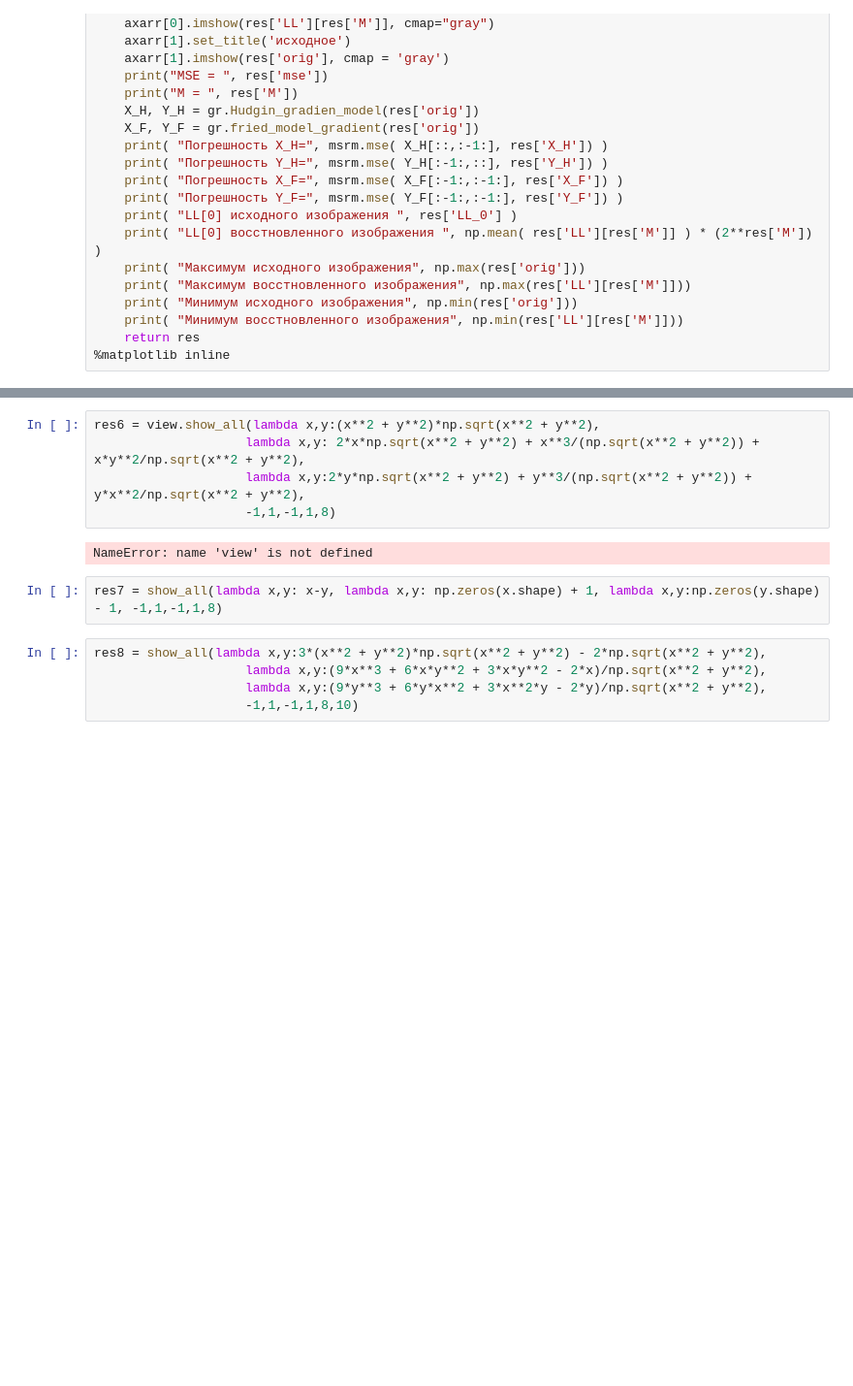
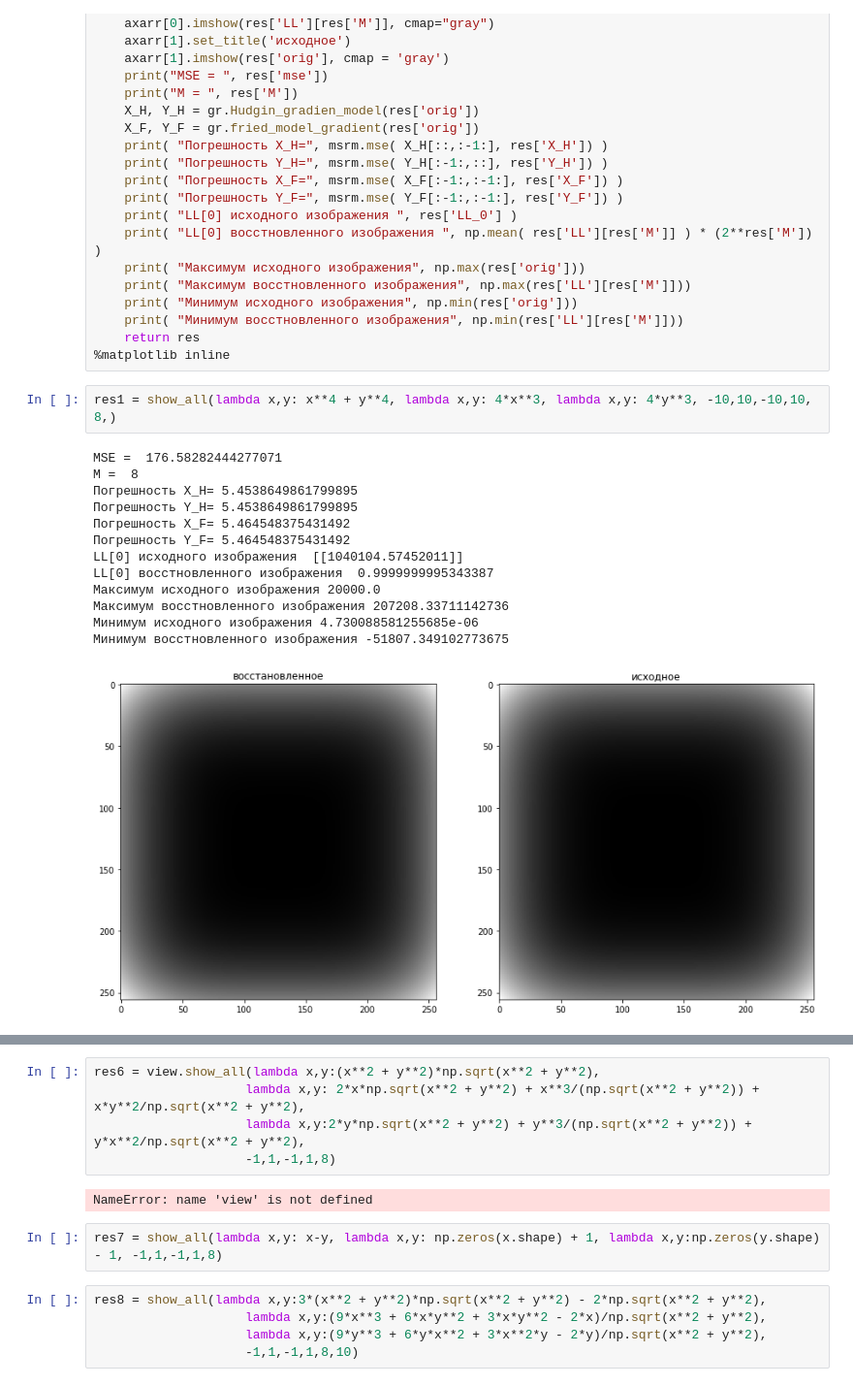
Before and after one commit to Satbek/-ourse-work-sem7, a Jupyter notebook: src/Polynoms.ipynb, the cells around one changed output, grey strips where cells are left out. Shown at 97% size. Cells and saved outputs as stored; diff of their text form; blank space fills up the shorter version.

```diff
--- a/src/Polynoms.ipynb
+++ b/src/Polynoms.ipynb
@@ -83,6 +83,22 @@ def show_all(func, grad_x, grad_y, x_s, x_e, y_s, y_e, M,LL_0=1):
 	print( "Минимум восстновленного изображения", np.min(res['LL'][res['M']]))
 	return res
 %matplotlib inline
+# %%
+res1 = show_all(lambda x,y: x**4 + y**4, lambda x,y: 4*x**3, lambda x,y: 4*y**3, -10,10,-10,10, 8,)
+# %% [output]
+MSE =  176.58282444277071
+M =  8
+Погрешность X_H= 5.4538649861799895
+Погрешность Y_H= 5.4538649861799895
+Погрешность X_F= 5.464548375431492
+Погрешность Y_F= 5.464548375431492
+LL[0] исходного изображения  [[1040104.57452011]]
+LL[0] восстновленного изображения  0.9999999995343387
+Максимум исходного изображения 20000.0
+Максимум восстновленного изображения 207208.33711142736
+Минимум исходного изображения 4.730088581255685e-06
+Минимум восстновленного изображения -51807.349102773675
+[figure, added]
 # %%
 res1 = show_all(lambda x,y: x**2 + y**2, lambda x,y: 2*x, lambda x,y: 2*y, -10,10,-10,10, 8,1400)
 # %% [output]
```
Also changed, not shown: parts of 5 cells of this notebook, 8 other files.
